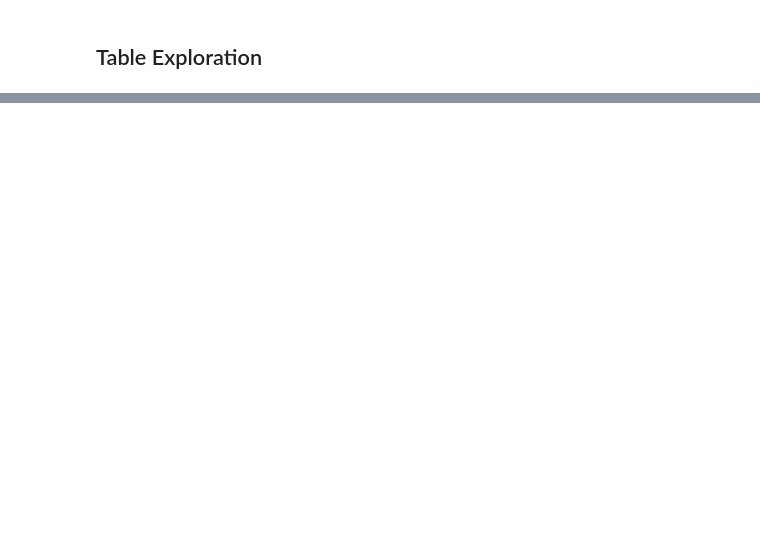
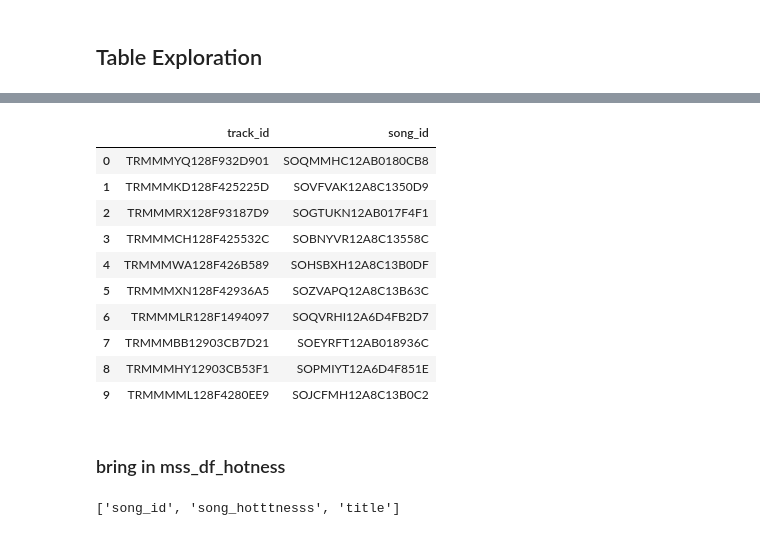
Before and after one commit to ezriah/MillionSongs, a Jupyter notebook: Lyrics-Lexical-Diversity.ipynb, the cells around one changed output, grey strips where cells are left out. Drawn from its saved outputs; the diff is of its cells as text; code cells hidden in the pictures; blank space fills up the shorter version.

```diff
--- a/Lyrics-Lexical-Diversity.ipynb
+++ b/Lyrics-Lexical-Diversity.ipynb
@@ -223,0 +164,4 @@ df_lyrics[[2]]
+# %%
+conn_meta = sqlite3.connect('../Data/track_metadata.db')
+res = conn_meta.execute("Select * FROM sqlite_master where type = 'table'")
+res.fetchall()
@@ -223,0 +174,18 @@ df_lyrics[[2]]
+# %%
+df_track_song = pd.read_sql("SELECT track_id, song_id FROM songs", con = conn_meta)
+# %%
+df_track_song.head(10)
+# %% [output]
+|  | track_id | song_id |
+| 0 | TRMMMYQ128F932D901 | SOQMMHC12AB0180CB8 |
+| 1 | TRMMMKD128F425225D | SOVFVAK12A8C1350D9 |
+| 2 | TRMMMRX128F93187D9 | SOGTUKN12AB017F4F1 |
+| 3 | TRMMMCH128F425532C | SOBNYVR12A8C13558C |
+| 4 | TRMMMWA128F426B589 | SOHSBXH12A8C13B0DF |
+| 5 | TRMMMXN128F42936A5 | SOZVAPQ12A8C13B63C |
+| 6 | TRMMMLR128F1494097 | SOQVRHI12A6D4FB2D7 |
+| 7 | TRMMMBB12903CB7D21 | SOEYRFT12AB018936C |
+| 8 | TRMMMHY12903CB53F1 | SOPMIYT12A6D4F851E |
+| 9 | TRMMMML128F4280EE9 | SOJCFMH12A8C13B0C2 |
+# %% [markdown]
+### bring in mss_df_hotness
@@ -223,0 +195,4 @@ df_lyrics[[2]]
+# %%
+list(df_hotness.columns.values)
+# %% [output]
+['song_id', 'song_hotttnesss', 'title']
```
Also changed, not shown: parts of 96 cells of this notebook.
